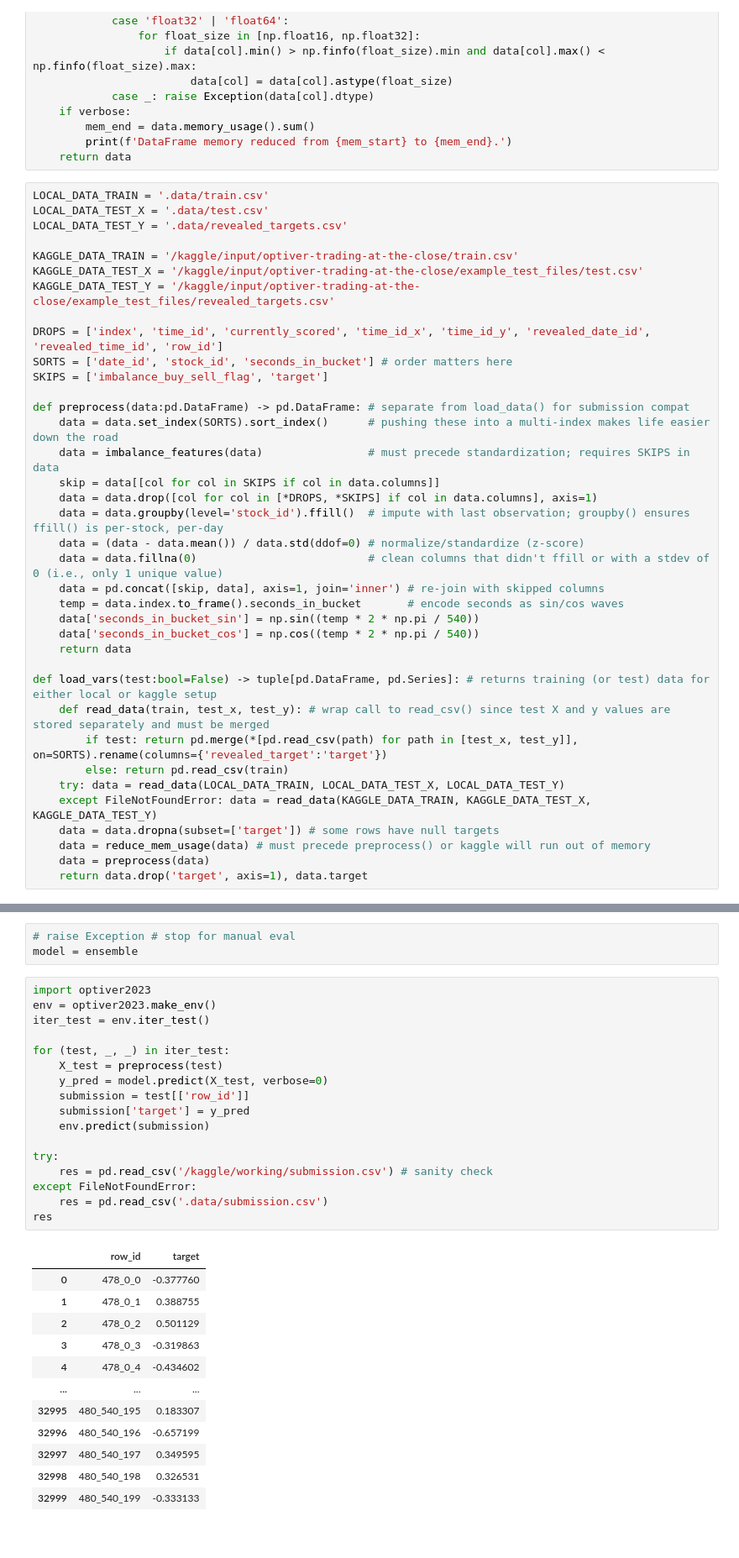
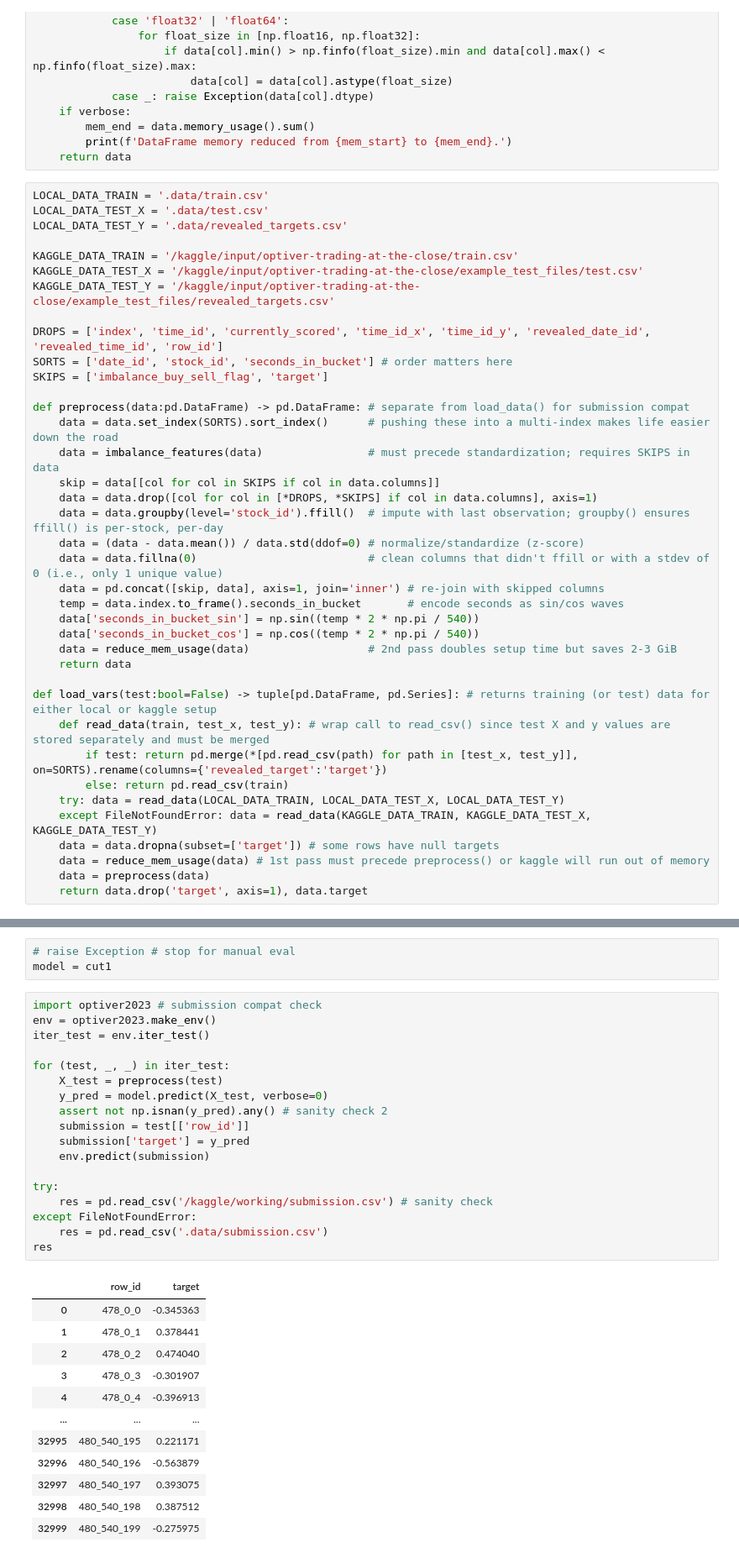
Before and after one commit to whitgroves/optiver-trading-at-the-close, a Jupyter notebook: submission.ipynb, the cells around one changed output, grey strips where cells are left out. Shown at 84% size. Cells and saved outputs as stored; diff of their text form.

Commit message:
final submission

```diff
--- a/optiver-trading-at-the-close/v21.ipynb
+++ b/submission.ipynb
@@ -132,6 +132,7 @@ def preprocess(data:pd.DataFrame) -> pd.DataFrame: # separate from load_data() f
     temp = data.index.to_frame().seconds_in_bucket       # encode seconds as sin/cos waves
     data['seconds_in_bucket_sin'] = np.sin((temp * 2 * np.pi / 540))
     data['seconds_in_bucket_cos'] = np.cos((temp * 2 * np.pi / 540))
+    data = reduce_mem_usage(data)                  # 2nd pass doubles setup time but saves 2-3 GiB
     return data
 
 def load_vars(test:bool=False) -> tuple[pd.DataFrame, pd.Series]: # returns training (or test) data for either local or kaggle setup
@@ -141,7 +142,7 @@ def load_vars(test:bool=False) -> tuple[pd.DataFrame, pd.Series]: # returns trai
     try: data = read_data(LOCAL_DATA_TRAIN, LOCAL_DATA_TEST_X, LOCAL_DATA_TEST_Y)
     except FileNotFoundError: data = read_data(KAGGLE_DATA_TRAIN, KAGGLE_DATA_TEST_X, KAGGLE_DATA_TEST_Y)
     data = data.dropna(subset=['target']) # some rows have null targets
-    data = reduce_mem_usage(data) # must precede preprocess() or kaggle will run out of memory
+    data = reduce_mem_usage(data) # 1st pass must precede preprocess() or kaggle will run out of memory
     data = preprocess(data)
     return data.drop('target', axis=1), data.target
 # %%
@@ -432,34 +422,35 @@ Ensemble: 5.41535664, 9 models (prime_1702510633, fib_1702510643, prime_17025109
 # %%
 # raise Exception # stop for manual eval
-model = ensemble
+model = cut1
 # %%
-import optiver2023
+import optiver2023 # submission compat check
 env = optiver2023.make_env()
 iter_test = env.iter_test()
 
 for (test, _, _) in iter_test:
     X_test = preprocess(test)
     y_pred = model.predict(X_test, verbose=0)
+    assert not np.isnan(y_pred).any() # sanity check 2
     submission = test[['row_id']]
     submission['target'] = y_pred
     env.predict(submission)
 
 try:
     res = pd.read_csv('/kaggle/working/submission.csv') # sanity check
 except FileNotFoundError:
     res = pd.read_csv('.data/submission.csv')
 res
 # %% [output]
 |  | row_id | target |
-| 0 | 478_0_0 | -0.377760 |
-| 1 | 478_0_1 | 0.388755 |
-| 2 | 478_0_2 | 0.501129 |
-| 3 | 478_0_3 | -0.319863 |
-| 4 | 478_0_4 | -0.434602 |
+| 0 | 478_0_0 | -0.345363 |
+| 1 | 478_0_1 | 0.378441 |
+| 2 | 478_0_2 | 0.474040 |
+| 3 | 478_0_3 | -0.301907 |
+| 4 | 478_0_4 | -0.396913 |
 | ... | ... | ... |
-| 32995 | 480_540_195 | 0.183307 |
-| 32996 | 480_540_196 | -0.657199 |
-| 32997 | 480_540_197 | 0.349595 |
-| 32998 | 480_540_198 | 0.326531 |
-| 32999 | 480_540_199 | -0.333133 |
+| 32995 | 480_540_195 | 0.221171 |
+| 32996 | 480_540_196 | -0.563879 |
+| 32997 | 480_540_197 | 0.393075 |
+| 32998 | 480_540_198 | 0.387512 |
+| 32999 | 480_540_199 | -0.275975 |
 33000 rows × 2 columns
```
Also changed, not shown: parts of 7 cells of this notebook, 26 other files.
